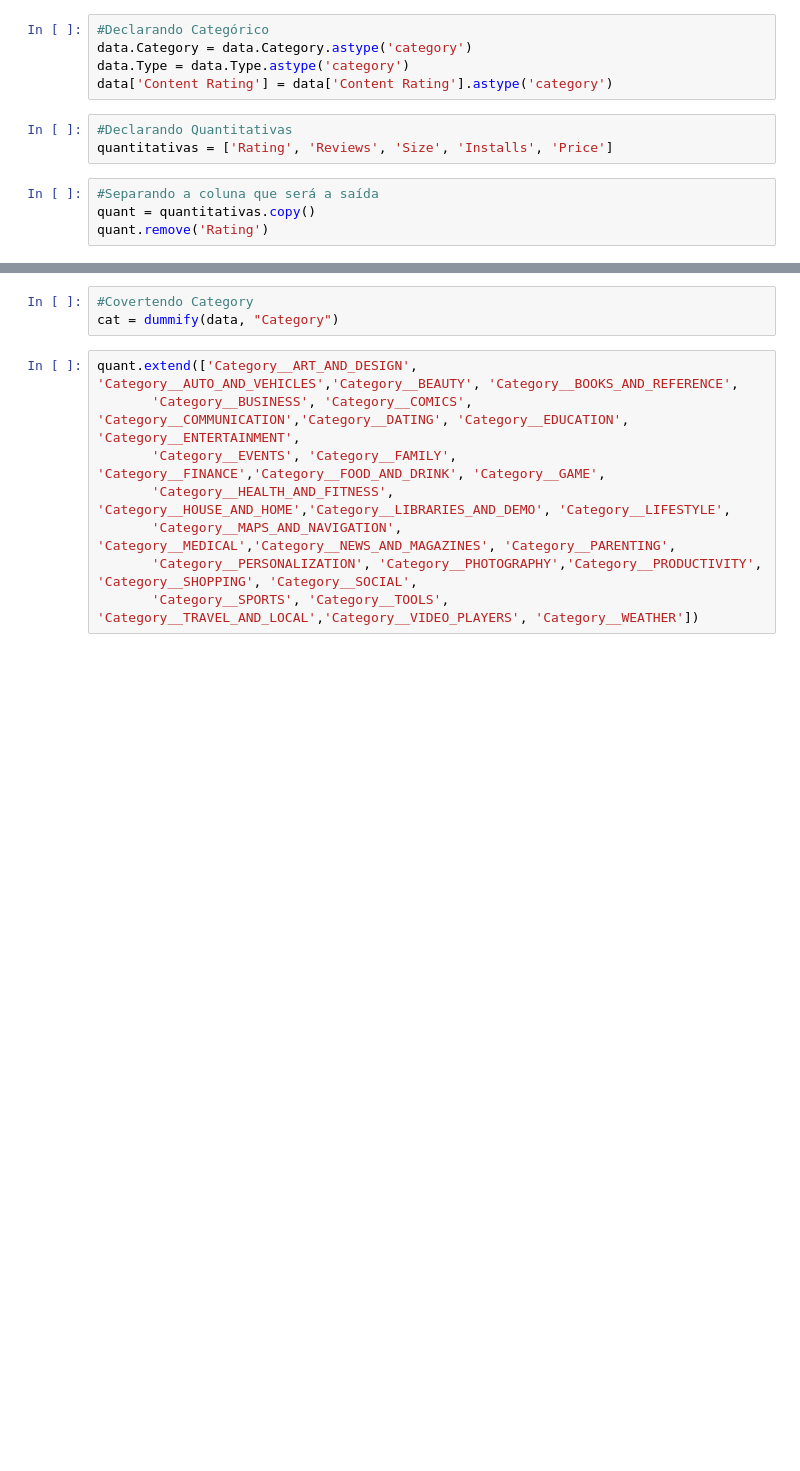
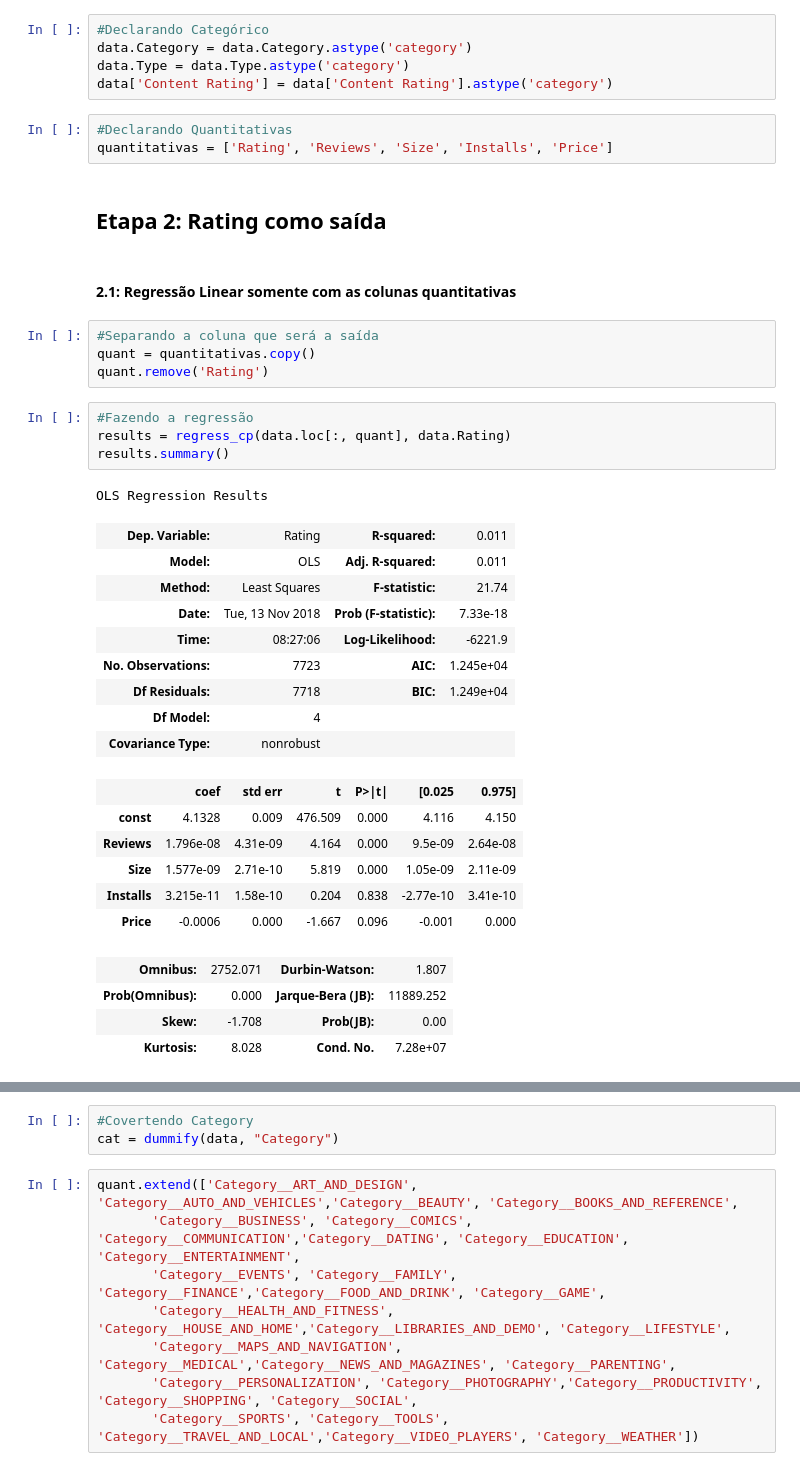
Before and after one commit to Arthurventrilho/Projeto3, a Jupyter notebook: P3.ipynb, the cells around one changed output, grey strips where cells are left out. Cells and saved outputs as stored; diff of their text form; blank space fills up the shorter version.

```diff
--- a/P3.ipynb
+++ b/P3.ipynb
@@ -107,7 +117,36 @@ data['Content Rating'] = data['Content Rating'].astype('category')
 # %%
 #Declarando Quantitativas
 quantitativas = ['Rating', 'Reviews', 'Size', 'Installs', 'Price']
+# %% [markdown]
+## Etapa 2: Rating como saída
+# %% [markdown]
+#### 2.1: Regressão Linear somente com as colunas quantitativas
 # %%
 #Separando a coluna que será a saída
 quant = quantitativas.copy()
 quant.remove('Rating')
+# %%
+#Fazendo a regressão
+results = regress_cp(data.loc[:, quant], data.Rating)
+results.summary()
+# %% [output]
+OLS Regression Results
+| Dep. Variable: | Rating | R-squared: | 0.011 |
+| Model: | OLS | Adj. R-squared: | 0.011 |
+| Method: | Least Squares | F-statistic: | 21.74 |
+| Date: | Tue, 13 Nov 2018 | Prob (F-statistic): | 7.33e-18 |
+| Time: | 08:27:06 | Log-Likelihood: | -6221.9 |
+| No. Observations: | 7723 | AIC: | 1.245e+04 |
+| Df Residuals: | 7718 | BIC: | 1.249e+04 |
+| Df Model: | 4 |  |  |
+| Covariance Type: | nonrobust |  |  |
+|  | coef | std err | t | P>|t| | [0.025 | 0.975] |
+| const | 4.1328 | 0.009 | 476.509 | 0.000 | 4.116 | 4.150 |
+| Reviews | 1.796e-08 | 4.31e-09 | 4.164 | 0.000 | 9.5e-09 | 2.64e-08 |
+| Size | 1.577e-09 | 2.71e-10 | 5.819 | 0.000 | 1.05e-09 | 2.11e-09 |
+| Installs | 3.215e-11 | 1.58e-10 | 0.204 | 0.838 | -2.77e-10 | 3.41e-10 |
+| Price | -0.0006 | 0.000 | -1.667 | 0.096 | -0.001 | 0.000 |
+| Omnibus: | 2752.071 | Durbin-Watson: | 1.807 |
+| Prob(Omnibus): | 0.000 | Jarque-Bera (JB): | 11889.252 |
+| Skew: | -1.708 | Prob(JB): | 0.00 |
+| Kurtosis: | 8.028 | Cond. No. | 7.28e+07 |
```
Also changed, not shown: parts of 12 cells of this notebook.
